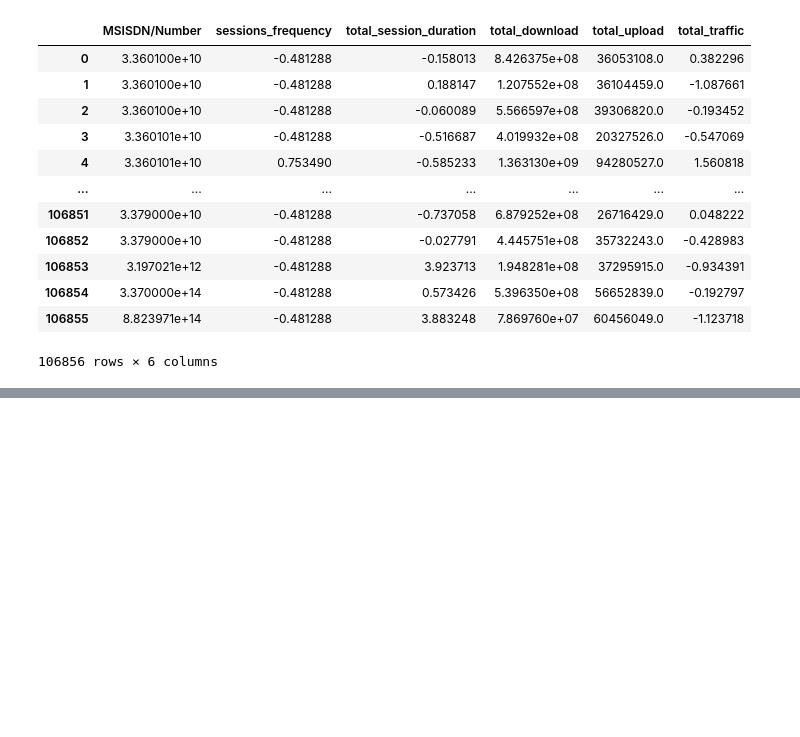
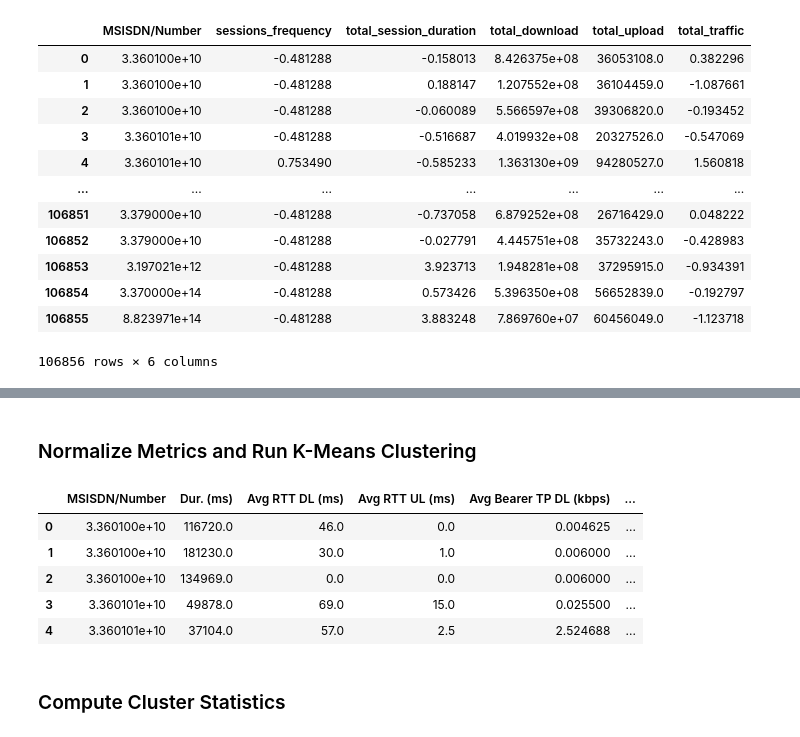
Before and after one commit to fsefu/customer-insights-analytics, a Jupyter notebook: notebooks/engagement_analysis.ipynb, the cells around one changed output, grey strips where cells are left out. Saved outputs shown, nothing was run; the diff lists cells and outputs as text; code cells hidden in the pictures; blank space fills up the shorter version.

```diff
--- a/notebooks/engagement_analysis.ipynb
+++ b/notebooks/engagement_analysis.ipynb
@@ -117,0 +134,16 @@ telegram_engagement_analysis.plot_top_applications()
+# %% [markdown]
+### Normalize Metrics and Run K-Means Clustering
+# %%
+
+normalized_data = telecom_engagement_analysis.normalize_metrics()
+clustered_data = telecom_engagement_analysis.k_means_clustering()
+clustered_data.head()
+# %% [output]
+|  | MSISDN/Number | Dur. (ms) | Avg RTT DL (ms) | Avg RTT UL (ms) | Avg Bearer TP DL (kbps) | ... |
+| 0 | 3.360100e+10 | 116720.0 | 46.0 | 0.0 | 0.004625 | ... |
+| 1 | 3.360100e+10 | 181230.0 | 30.0 | 1.0 | 0.006000 | ... |
+| 2 | 3.360100e+10 | 134969.0 | 0.0 | 0.0 | 0.006000 | ... |
+| 3 | 3.360101e+10 | 49878.0 | 69.0 | 15.0 | 0.025500 | ... |
+| 4 | 3.360101e+10 | 37104.0 | 57.0 | 2.5 | 2.524688 | ... |
+# %% [markdown]
+### Compute Cluster Statistics
```
Also changed, not shown: parts of 13 cells of this notebook, 1 other file.
